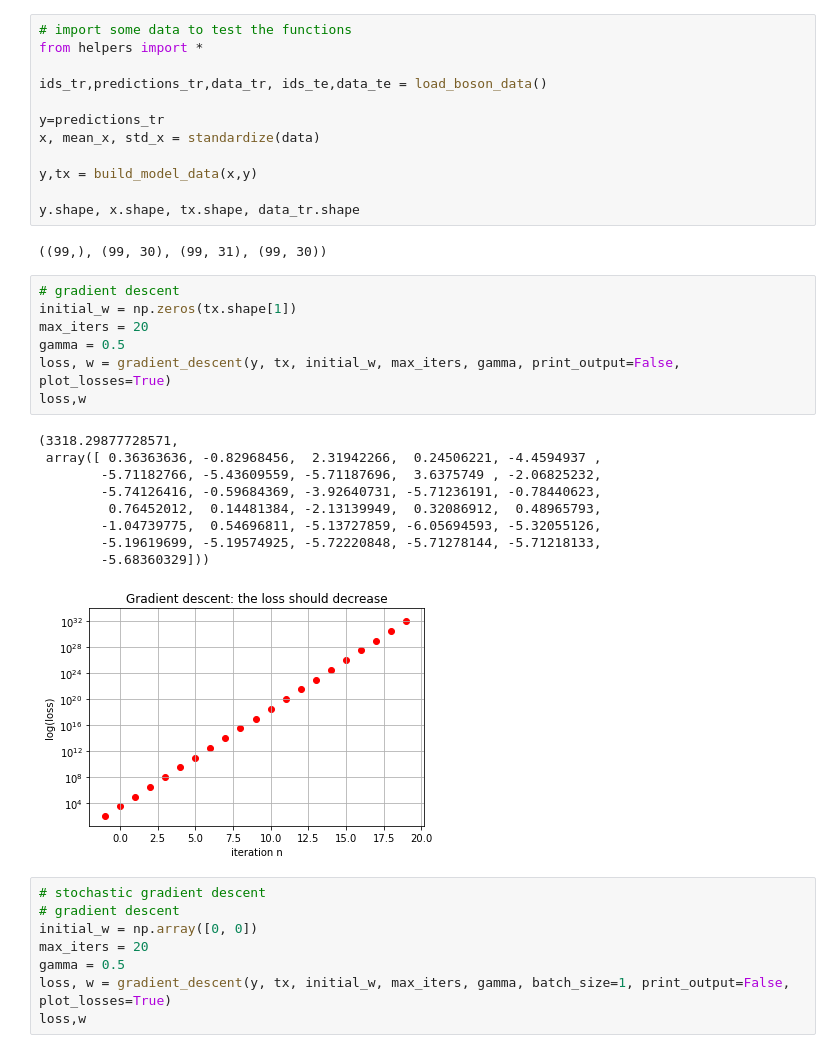
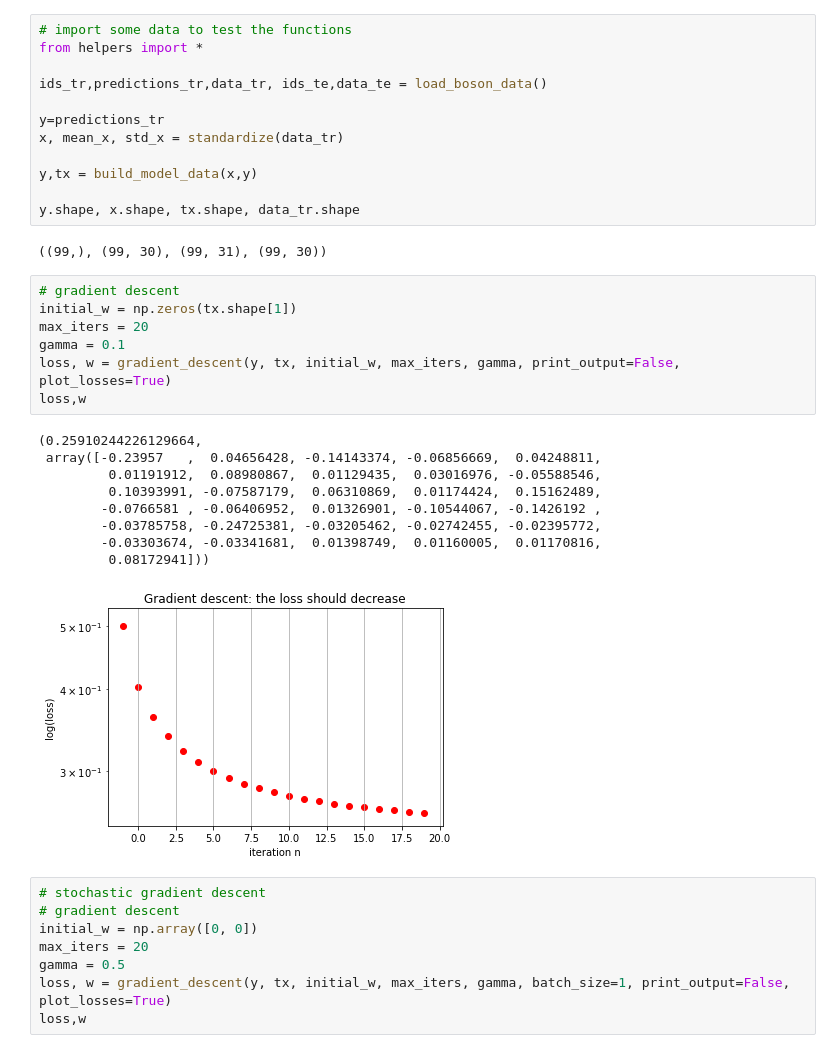
Before and after one commit to NiccoloSacchi/ml-boson, a Jupyter notebook: scripts/findBoson.ipynb, the cells around one changed output. Saved outputs shown, nothing was run; the diff lists cells and outputs as text.

```diff
--- a/scripts/findBoson.ipynb
+++ b/scripts/findBoson.ipynb
@@ -16,7 +17,7 @@ from helpers import *
 ids_tr,predictions_tr,data_tr, ids_te,data_te = load_boson_data()
 
 y=predictions_tr
-x, mean_x, std_x = standardize(data)
+x, mean_x, std_x = standardize(data_tr)
 
 y,tx = build_model_data(x,y)
 
@@ -26,20 +27,20 @@ y.shape, x.shape, tx.shape, data_tr.shape
 # %%
 # gradient descent
 initial_w = np.zeros(tx.shape[1])
 max_iters = 20
-gamma = 0.5
+gamma = 0.1
 loss, w = gradient_descent(y, tx, initial_w, max_iters, gamma, print_output=False, plot_losses=True)
 loss,w
 # %% [output]
-(3318.29877728571,
- array([ 0.36363636, -0.82968456,  2.31942266,  0.24506221, -4.4594937 ,
-        -5.71182766, -5.43609559, -5.71187696,  3.6375749 , -2.06825232,
-        -5.74126416, -0.59684369, -3.92640731, -5.71236191, -0.78440623,
-         0.76452012,  0.14481384, -2.13139949,  0.32086912,  0.48965793,
-        -1.04739775,  0.54696811, -5.13727859, -6.05694593, -5.32055126,
-        -5.19619699, -5.19574925, -5.72220848, -5.71278144, -5.71218133,
-        -5.68360329]))
+(0.25910244226129664,
+ array([-0.23957   ,  0.04656428, -0.14143374, -0.06856669,  0.04248811,
+         0.01191912,  0.08980867,  0.01129435,  0.03016976, -0.05588546,
+         0.10393991, -0.07587179,  0.06310869,  0.01174424,  0.15162489,
+        -0.0766581 , -0.06406952,  0.01326901, -0.10544067, -0.1426192 ,
+        -0.03785758, -0.24725381, -0.03205462, -0.02742455, -0.02395772,
+        -0.03303674, -0.03341681,  0.01398749,  0.01160005,  0.01170816,
+         0.08172941]))
-[figure, old version]
+[figure, new version]
 # %%
 # stochastic gradient descent
 # gradient descent
```
Also changed, not shown: parts of 2 cells of this notebook, 1 other file.
